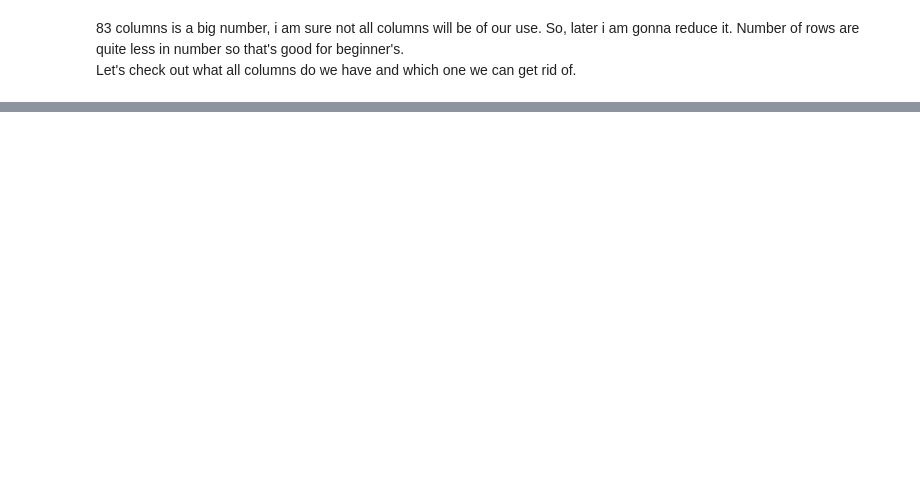
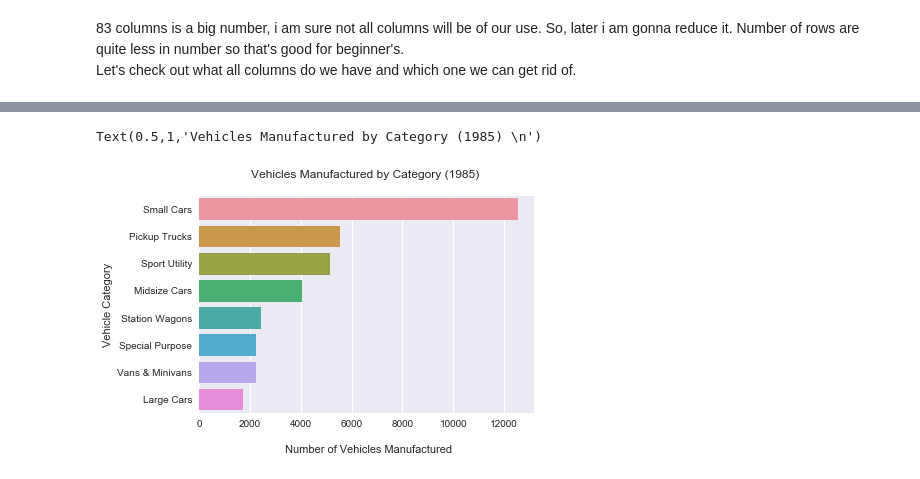
Before and after one commit to akm-2016/Data-Exploration-Framework-Python-, a Jupyter notebook: EDA_Vehicle_Fuel_Economy_Data.ipynb, the cells around one changed output, grey strips where cells are left out. Cells and saved outputs as stored; diff of their text form; code cells hidden in the pictures; blank space fills up the shorter version.

```diff
--- a/EDA_Vehicle_Fuel_Economy_Data.ipynb
+++ b/EDA_Vehicle_Fuel_Economy_Data.ipynb
@@ -161,0 +362,11 @@ vehicles.dropna(subset=cols, inplace=True)
+# %%
+# Compairing the above distribution with year 1985
+vehicles_1985 = vehicles[vehicles['Year']==1985]
+category_counts = agg_count(vehicles, 'Vehicle Category')
+
+ax = sns.barplot(data=category_counts, x='Count', y='Vehicle Category')
+ax.set(xlabel='\n Number of Vehicles Manufactured')
+sns.plt.title('Vehicles Manufactured by Category (1985) \n')
+# %% [output]
+Text(0.5,1,'Vehicles Manufactured by Category (1985) \n')
+[figure, added]
```
Also changed, not shown: parts of 53 cells of this notebook.
